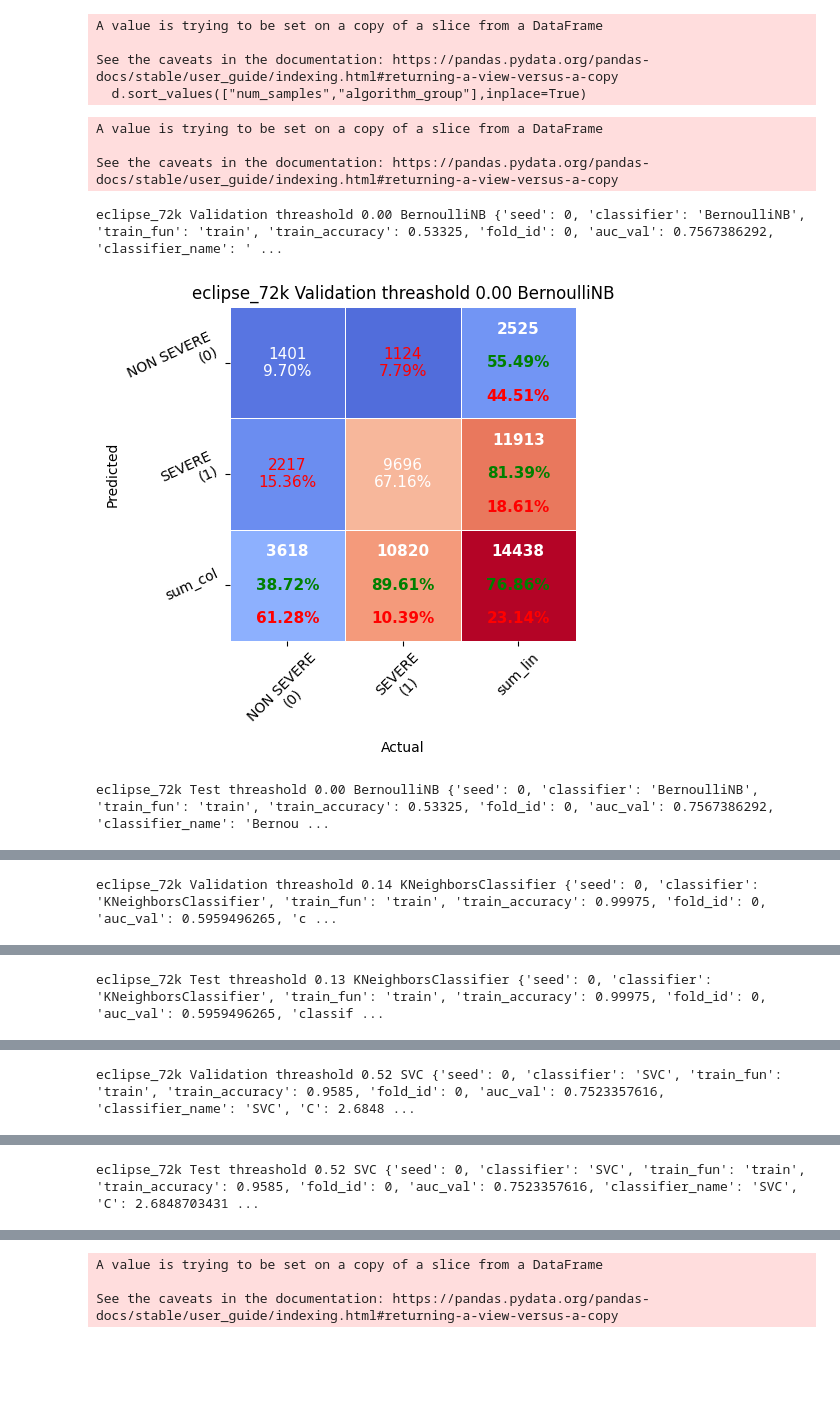
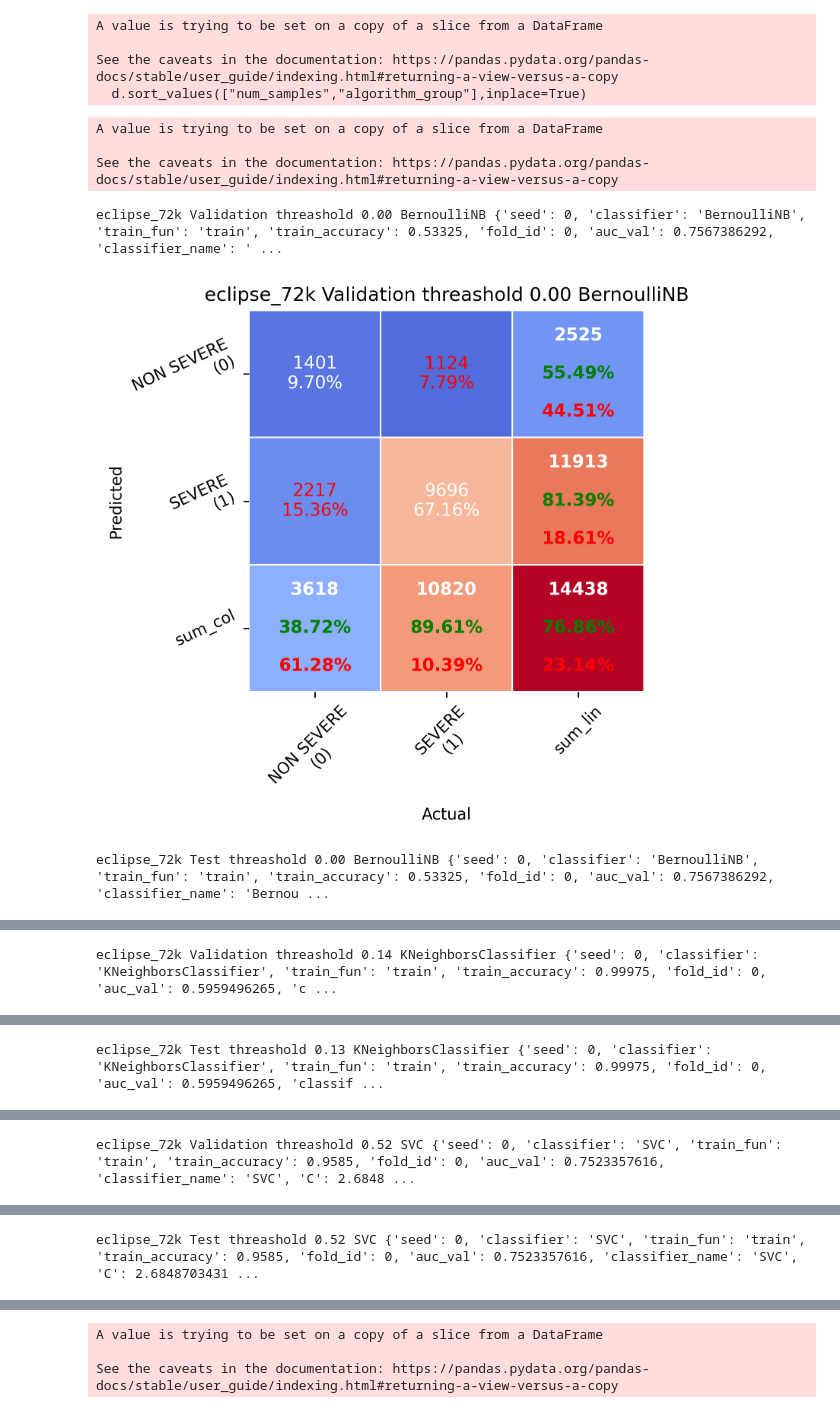
Before and after one commit to AndressaStefany/severityPrediction, a Jupyter notebook: src/llm/baseline_results.ipynb, the cells around one changed output, grey strips where cells are left out. Drawn from its saved outputs; the diff is of its cells as text; code cells hidden in the pictures; blank space fills up the shorter version.

```diff
--- a/src/llm/baseline_results.ipynb
+++ b/src/llm/baseline_results.ipynb
@@ -159,27 +159,28 @@ See the caveats in the documentation: https://pandas.pydata.org/pandas-docs/stab
 # %%
 dataset_choice = "eclipse_72k"
 d = df.query(f"dataset_choice == '{dataset_choice}' & num_samples == 4000")
 d.sort_values(["num_samples","algorithm_group"],inplace=True)
 for i,l in d.iterrows():
     conf_matrix_test = l["confusion_matrix_test"]
     algo = l['classifier']
     for conf_matrix_name, conf_matrix_id in zip(["Validation", "Test"],["val","test"]):
         conf_matrix = l[f"confusion_matrix_{conf_matrix_id}"]
         f1 = l[f"f1_{conf_matrix_id}"]
         threashold = l[f"threashold_{conf_matrix_id}"]
         print(f"{dataset_choice} {conf_matrix_name} threashold {threashold:.2f} {algo}", l.params)
         compute_metrics_from_files(
             conf_matrix=np.array(conf_matrix),
             f1=f1,
             folder_out=Path("../../data/baseline_studies/"),
             title=f"{dataset_choice} {conf_matrix_name} threashold {threashold:.2f} {algo}",
             id=f"{dataset_choice}_{conf_matrix_name}_{algo}",
-            backend=None
+            backend=None,
+            dpi=300,
         )
 # %% [output]
 A value is trying to be set on a copy of a slice from a DataFrame
 
 See the caveats in the documentation: https://pandas.pydata.org/pandas-docs/stable/user_guide/indexing.html#returning-a-view-versus-a-copy
 eclipse_72k Validation threashold 0.00 BernoulliNB {'seed': 0, 'classifier': 'BernoulliNB', 'train_fun': 'train', 'train_accuracy': 0.53325, 'fold_id': 0, 'auc_val': 0.7567386292, 'classifier_name': ' ...
-[figure, old version]
+[figure, new version]
 eclipse_72k Test threashold 0.00 BernoulliNB {'seed': 0, 'classifier': 'BernoulliNB', 'train_fun': 'train', 'train_accuracy': 0.53325, 'fold_id': 0, 'auc_val': 0.7567386292, 'classifier_name': 'Bernou ...
```
Also changed, not shown: parts of 1 cell of this notebook, 2 other files.
